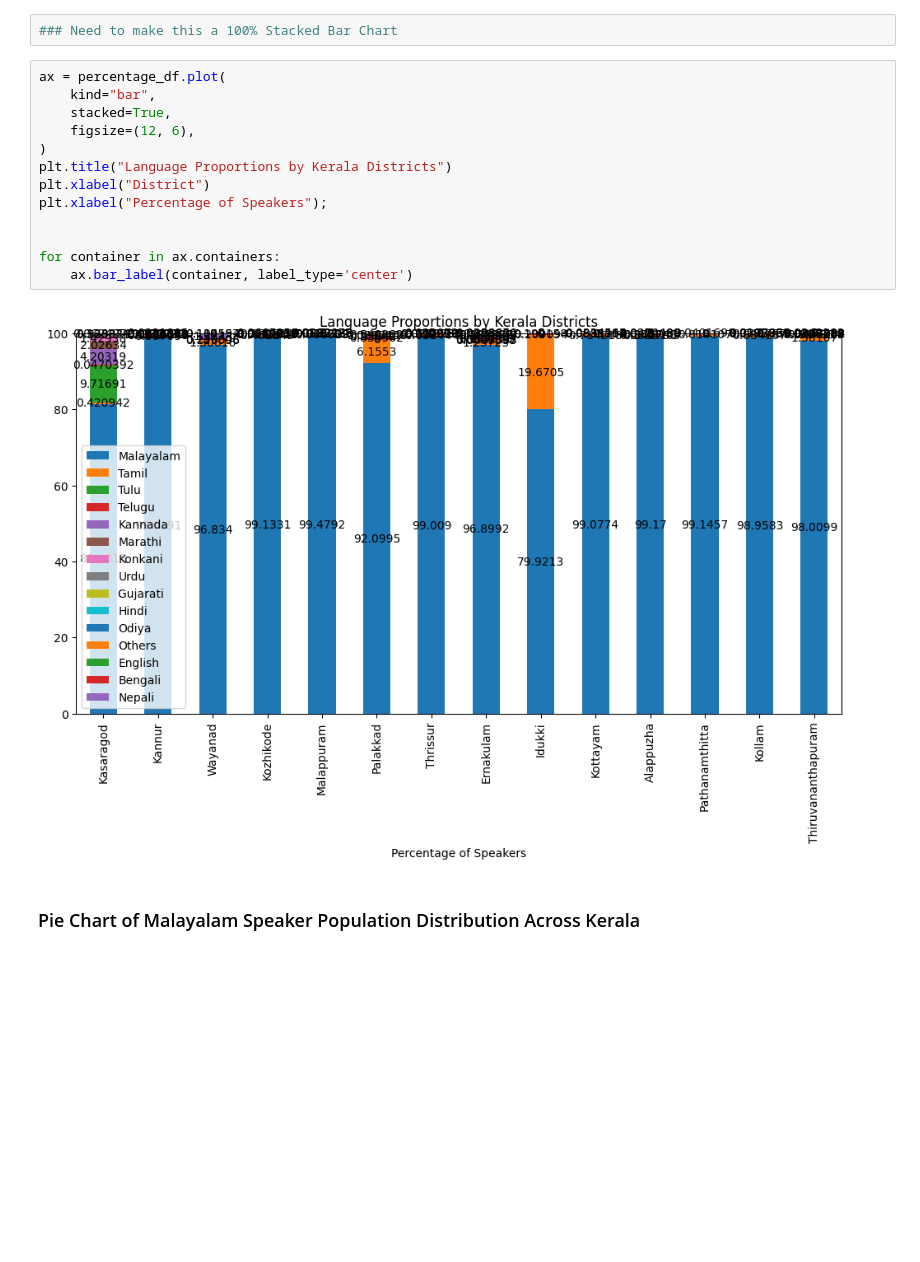
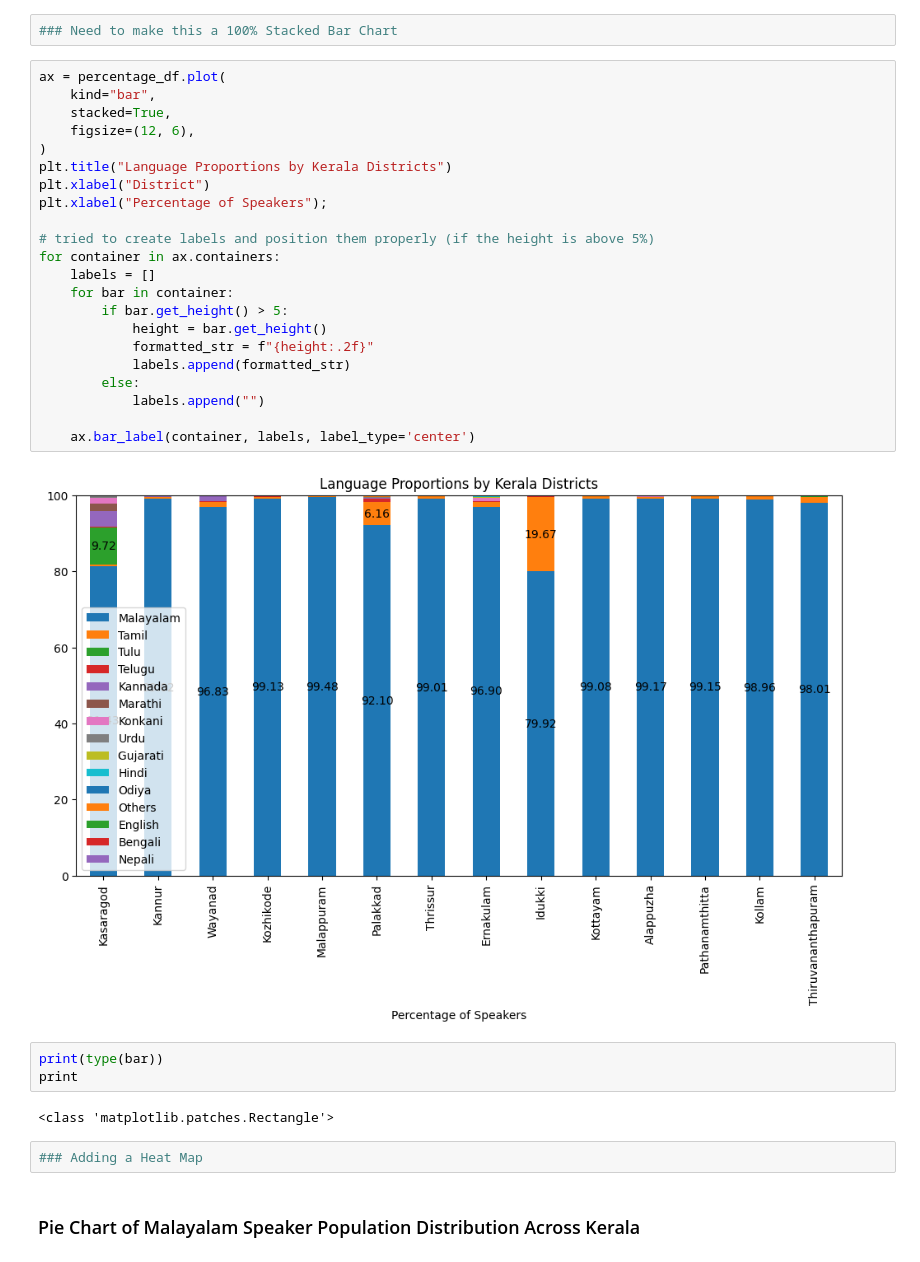
Before and after one commit to squishridyvi/Geographical-Distribution-Mapping-of-Dravidian-Languages-, a Jupyter notebook: Geographical Distribution of Dravidian Languages.ipynb, the cells around one changed output. Cells and saved outputs as stored; diff of their text form; blank space fills up the shorter version.

Commit message:
Add files via upload
added conditional language proportion chart labels for 100% stacked bar chart (formatted to 2 decimal places)

```diff
--- a/Geographical Distribution of Dravidian Languages.ipynb
+++ b/Geographical Distribution of Dravidian Languages.ipynb
@@ -2296,18 +2295,34 @@ percentage_df
 # %%
 ax = percentage_df.plot(
     kind="bar",
     stacked=True,
     figsize=(12, 6),
 )
 plt.title("Language Proportions by Kerala Districts")
 plt.xlabel("District")
 plt.xlabel("Percentage of Speakers");
 
+# tried to create labels and position them properly (if the height is above 5%)
+for container in ax.containers:
+    labels = []
+    for bar in container:
+        if bar.get_height() > 5:
+            height = bar.get_height()
+            formatted_str = f"{height:.2f}"
+            labels.append(formatted_str)
+        else:
+            labels.append("")
 
-for container in ax.containers:
-    ax.bar_label(container, label_type='center')
+    ax.bar_label(container, labels, label_type='center')
 # %% [output]
-[figure, old version]
+[figure, new version]
+# %%
+print(type(bar))
+print
+# %% [output]
+<class 'matplotlib.patches.Rectangle'>
+# %%
+### Adding a Heat Map
 # %% [markdown]
 ### Pie Chart of Malayalam Speaker Population Distribution Across Kerala
 # %%
```
Also changed, not shown: parts of 2 cells of this notebook.
